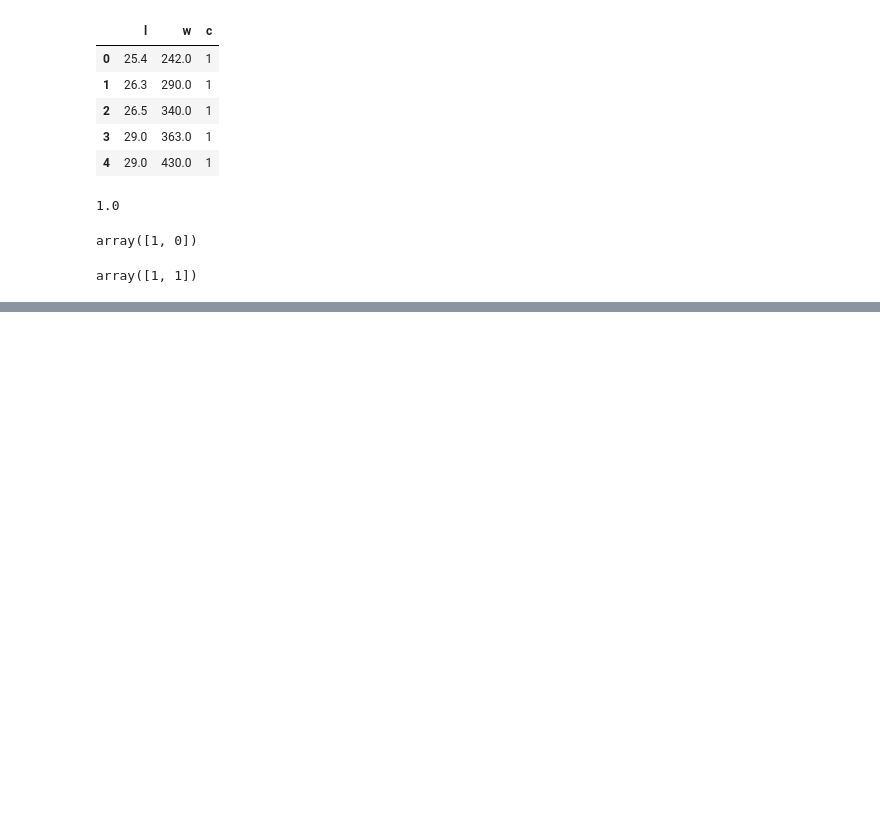
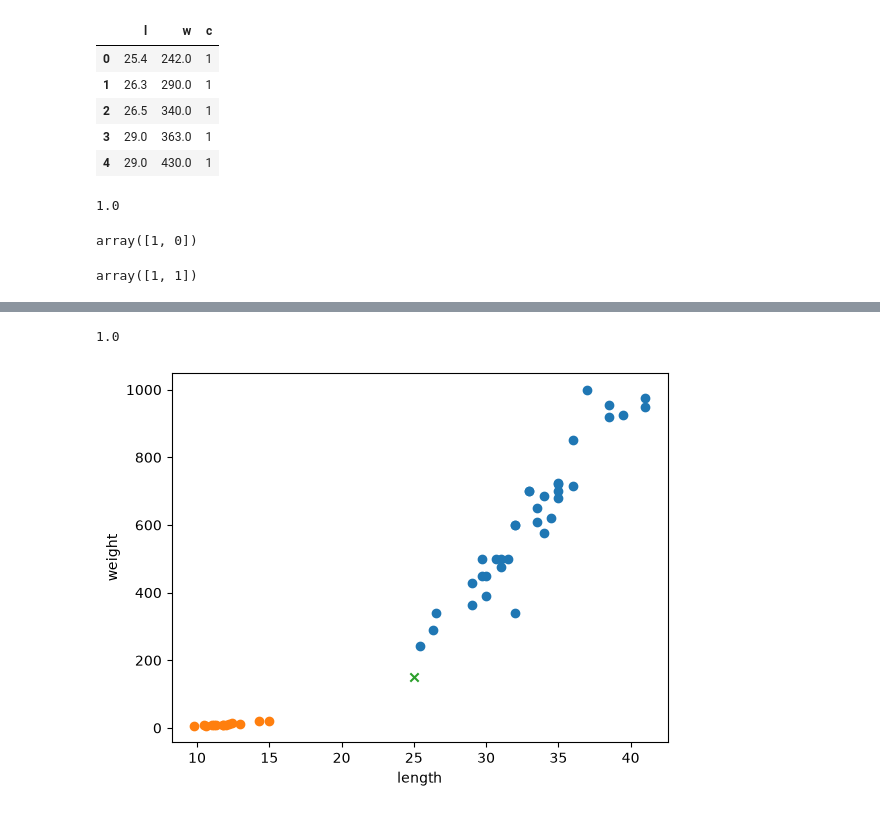
Before and after one commit to verba-neo/gaida-3, a Jupyter notebook: 03-python/09_ML.ipynb, the cells around one changed output, grey strips where cells are left out. Cells and saved outputs as stored; diff of their text form; code cells hidden in the pictures; blank space fills up the shorter version.

```diff
--- a/03-python/09_ML.ipynb
+++ b/03-python/09_ML.ipynb
@@ -97,0 +115,22 @@ array([1, 1])
+# %%
+from sklearn.model_selection import train_test_split
+
+# 랜덤하게 train-set, test-set 나누기
+train_X, test_X, train_y, test_y = train_test_split(X, y, random_state=42)
+
+# 최신모델
+kn = KNeighborsClassifier()
+kn.fit(train_X, train_y)  # 훈련셋으로만 훈련
+kn.score(test_X, test_y)  # 테스트셋으로만 점수
+# %% [output]
+1.0
+# %%
+plt.scatter(bream_length, bream_weight)
+plt.scatter(smelt_length, smelt_weight)
+# 길이 25, 무게 150
+plt.scatter([25], [150], marker='x')
+plt.xlabel('length')
+plt.ylabel('weight')
+plt.show()
+# %% [output]
+[figure, added]
```
Also changed, not shown: parts of 4 cells of this notebook.
